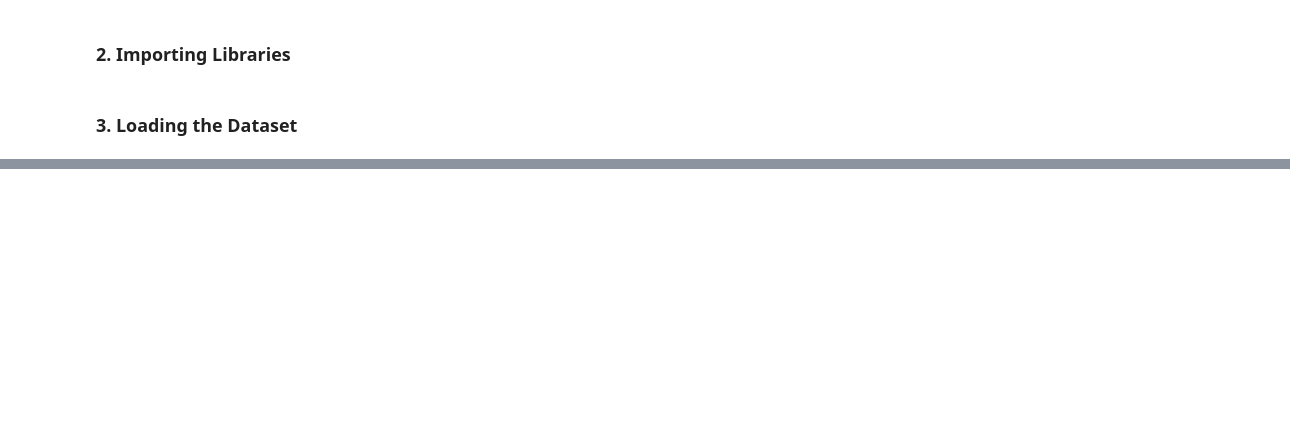
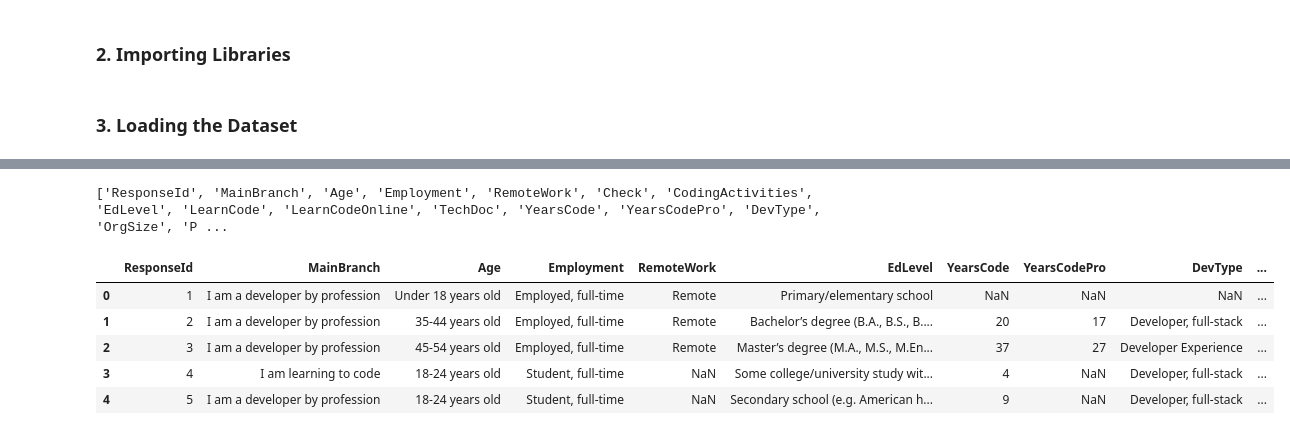
Before and after one commit to CaroBarros/udacity_project_data_science_blog, a Jupyter notebook: notebook/data_preparation.ipynb, the cells around one changed output, grey strips where cells are left out. Drawn from its saved outputs; the diff is of its cells as text; code cells hidden in the pictures; blank space fills up the shorter version.

```diff
--- a/notebook/data_preparation.ipynb
+++ b/notebook/data_preparation.ipynb
@@ -46,0 +137,19 @@ df_survey.head()
+# %%
+print(list(df_survey.columns))
+# %% [output]
+['ResponseId', 'MainBranch', 'Age', 'Employment', 'RemoteWork', 'Check', 'CodingActivities', 'EdLevel', 'LearnCode', 'LearnCodeOnline', 'TechDoc', 'YearsCode', 'YearsCodePro', 'DevType', 'OrgSize', 'P ...
+# %%
+# Filter relevant columns
+columns_to_keep = ['ResponseId', 'MainBranch', 'Age', 'Employment', 'RemoteWork', 'EdLevel', 'YearsCode', 'YearsCodePro', 'DevType', 'OrgSize', 'Country', 'Currency', 'CompTotal',
+  'LanguageHaveWorkedWith', 'DatabaseHaveWorkedWith',  'PlatformHaveWorkedWith', 'WebframeHaveWorkedWith', 'WorkExp', 'Industry', 'JobSat']
+
+df_survey_filtered = df_survey[columns_to_keep]
+
+df_survey_filtered.head()
+# %% [output]
+|  | ResponseId | MainBranch | Age | Employment | RemoteWork | EdLevel | YearsCode | YearsCodePro | DevType | ... |
+| 0 | 1 | I am a developer by profession | Under 18 years old | Employed, full-time | Remote | Primary/elementary school | NaN | NaN | NaN | ... |
+| 1 | 2 | I am a developer by profession | 35-44 years old | Employed, full-time | Remote | Bachelor’s degree (B.A., B.S., B.... | 20 | 17 | Developer, full-stack | ... |
+| 2 | 3 | I am a developer by profession | 45-54 years old | Employed, full-time | Remote | Master’s degree (M.A., M.S., M.En... | 37 | 27 | Developer Experience | ... |
+| 3 | 4 | I am learning to code | 18-24 years old | Student, full-time | NaN | Some college/university study wit... | 4 | NaN | Developer, full-stack | ... |
+| 4 | 5 | I am a developer by profession | 18-24 years old | Student, full-time | NaN | Secondary school (e.g. American h... | 9 | NaN | Developer, full-stack | ... |
```
Also changed, not shown: parts of 17 cells of this notebook, 2 other files.
